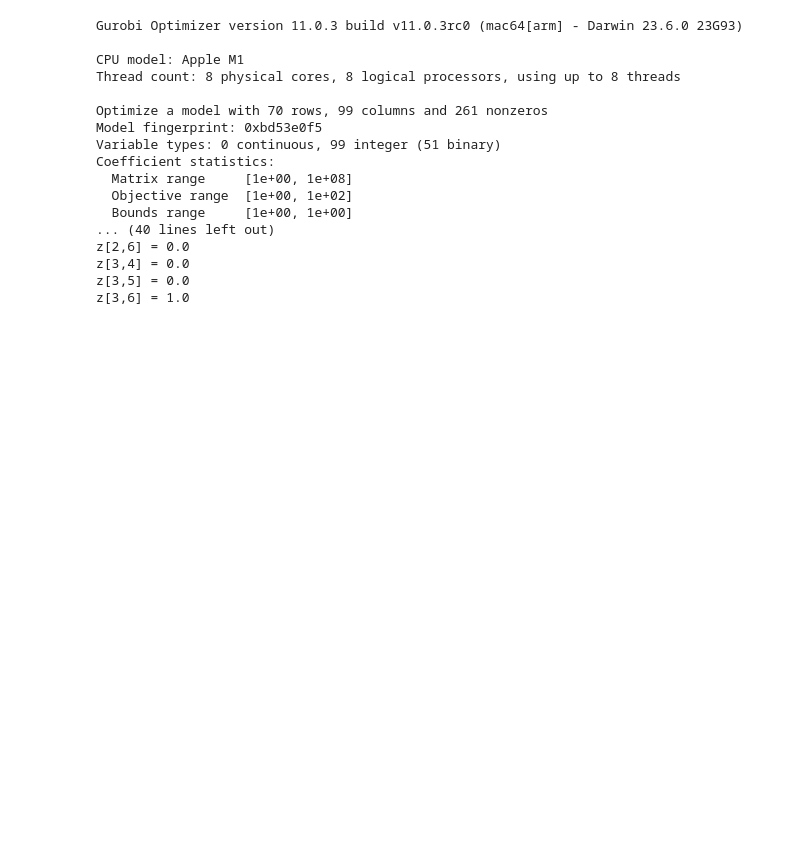
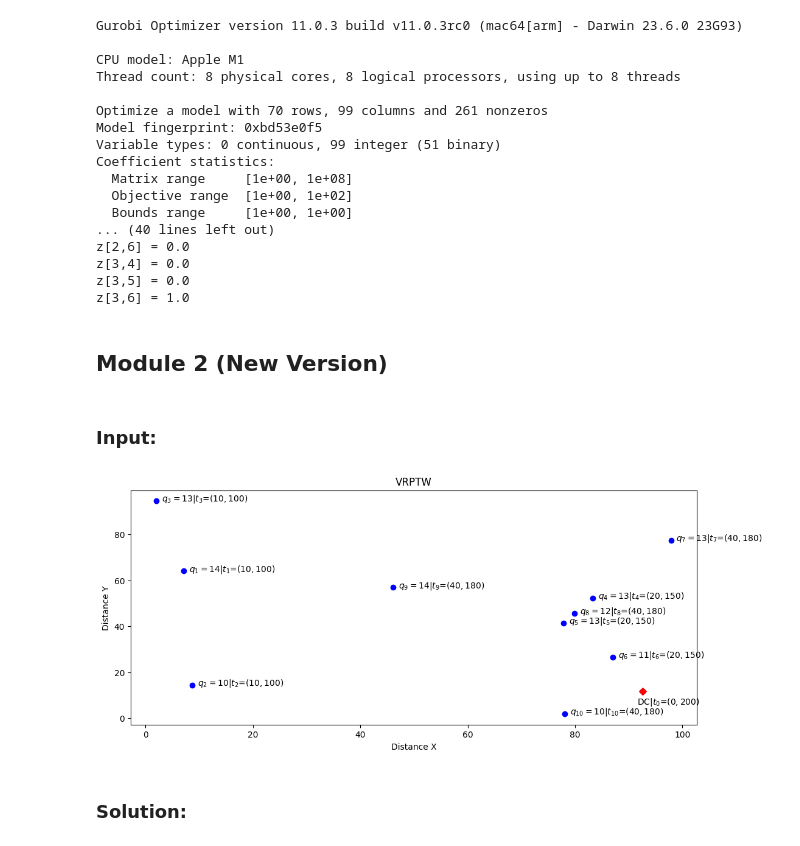
Before and after one commit to Moster2698/Discrete-Optimization, a Jupyter notebook: Project.ipynb, the cells around one changed output. Cells and saved outputs as stored; diff of their text form; code cells hidden in the pictures; blank space fills up the shorter version.

Commit message:
aggiunto nuova versione VRPTW

```diff
--- a/Project.ipynb
+++ b/Project.ipynb
@@ -516,3 +518,7 @@ z[2,6] = 0.0
 z[3,4] = 0.0
 z[3,5] = 0.0
 z[3,6] = 1.0
+# %% [markdown]
+## Module 2 (New Version)
+# %% [markdown]
+### Input:
@@ -518,0 +555,20 @@ z[3,6] = 1.0
+# %%
+# Scatter Plot
+plt.figure(figsize=(12, 5))
+plt.scatter(X, Y, color = 'blue')
+
+plt.scatter(X[0], Y[0], color = 'red', marker = 'D')
+plt.annotate("DC|$t_{%d}$=(%d$,%d$)" %(0,e[0],l[0]),(X[0]-1,Y[0]-5.5))
+
+for i in clients:
+    plt.annotate('$q_{%d}=%d$|$t_{%d}$=(%d$,%d$)' %(i,q[i],i,e[i],l[i]),(X[i]+1,Y[i]))
+
+plt.xlabel('Distance X')
+plt.ylabel('Distance Y')
+plt.title('VRPTW')
+
+plt.show()
+# %% [output]
+[figure, added]
+# %% [markdown]
+### Solution:
```
Also changed, not shown: parts of 8 cells of this notebook.
